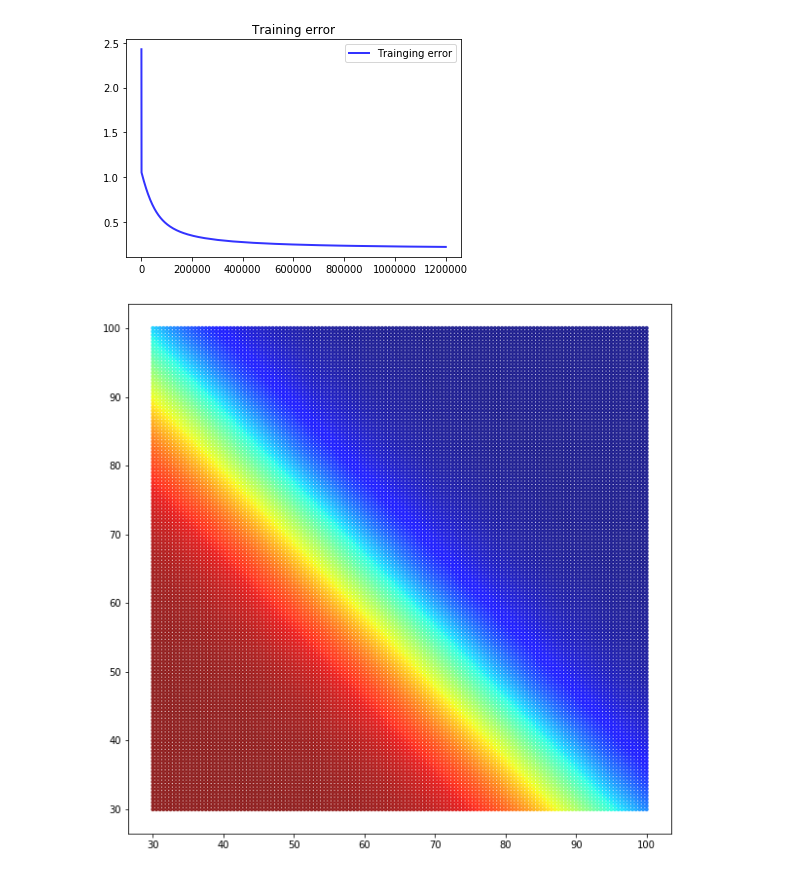
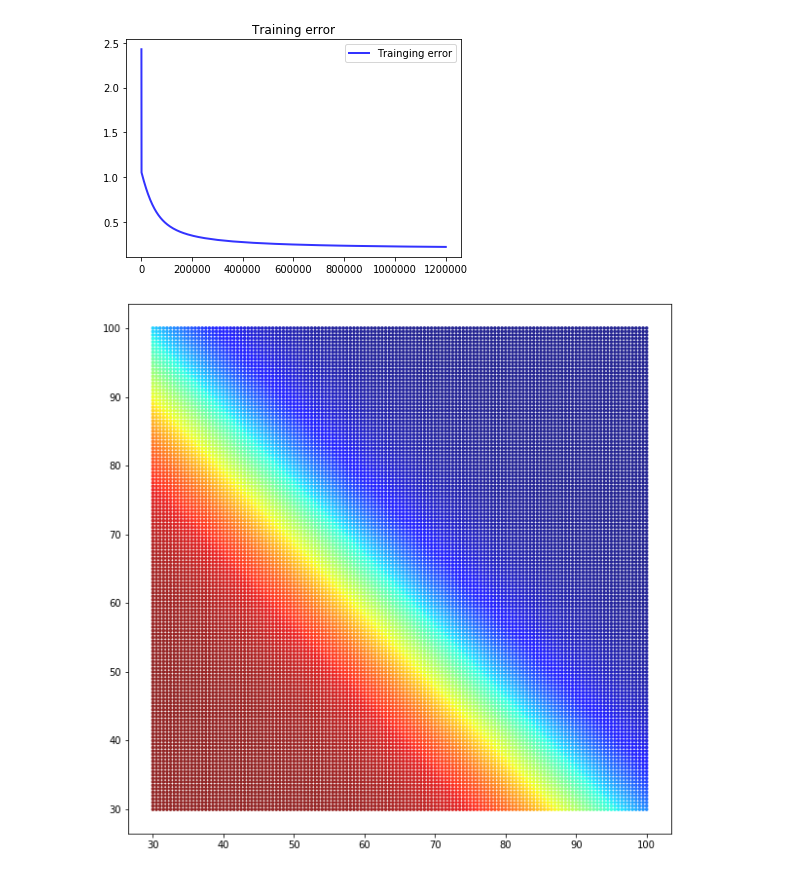
Before and after one commit to jesnk/20_1_ml_class, a Jupyter notebook: assignment/05/05.ipynb, the cells around one changed output. Drawn from its saved outputs; the diff is of its cells as text; code cells hidden in the pictures.

```diff
--- a/assignment/05/05.ipynb
+++ b/assignment/05/05.ipynb
@@ -211,12 +212,13 @@ for x in xs.cpu().numpy() :
         activ = 1 / (1 + torch.exp(z))
         datas.append([x,y,(activ.item())])
 # %%
+# Plot the obtained classifier
 datas = np.array(datas)
 xs = datas[:,0]
 ys = datas[:,1]
 colors = datas[:,2]
 fig, ax = plt.subplots(figsize=(10,10))
-ax.scatter(xs,ys,s=10, c =colors, cmap = plt.cm.jet, alpha = 0.8)
+ax.scatter(xs,ys,s=7, c =colors, cmap = plt.cm.jet, alpha = 0.8)
 plt.show()
 # %% [output]
-[figure, old version]
+[figure, new version]
```
Also changed, not shown: parts of 2 cells of this notebook, 12 other files.
